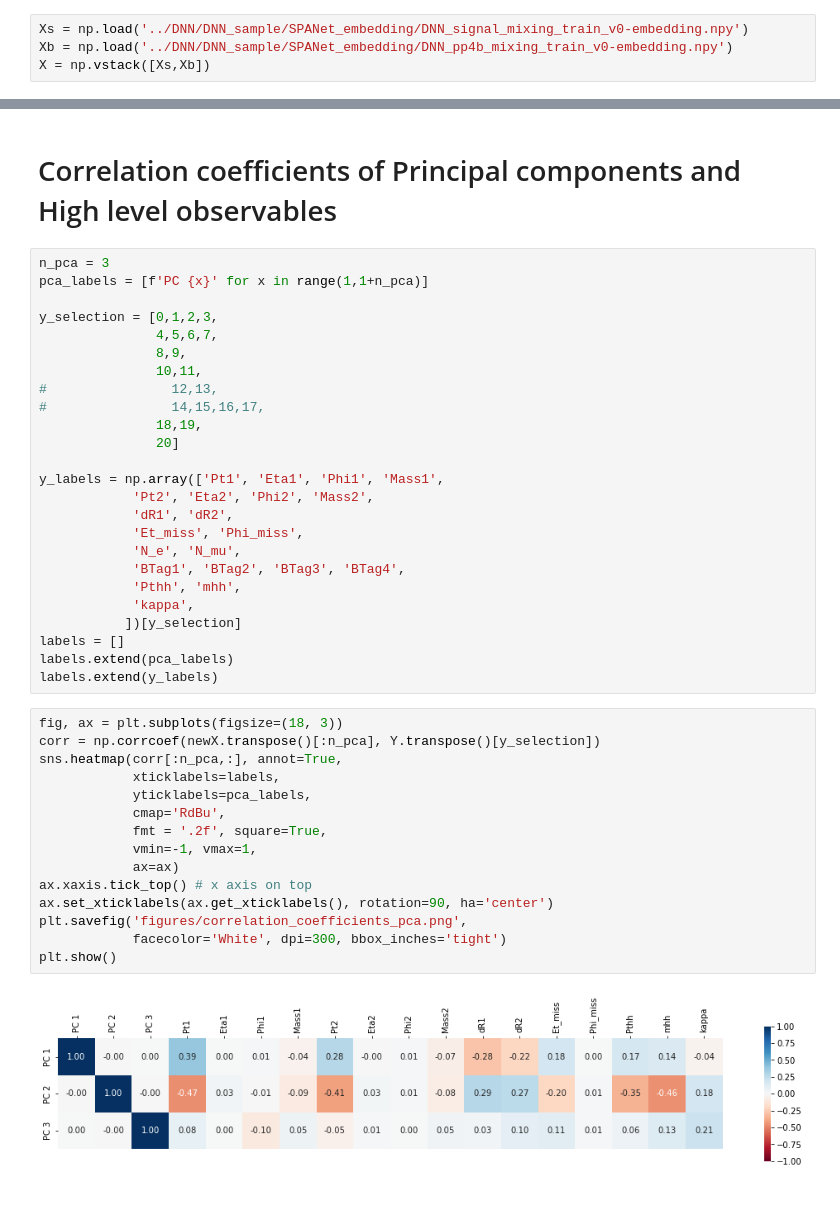
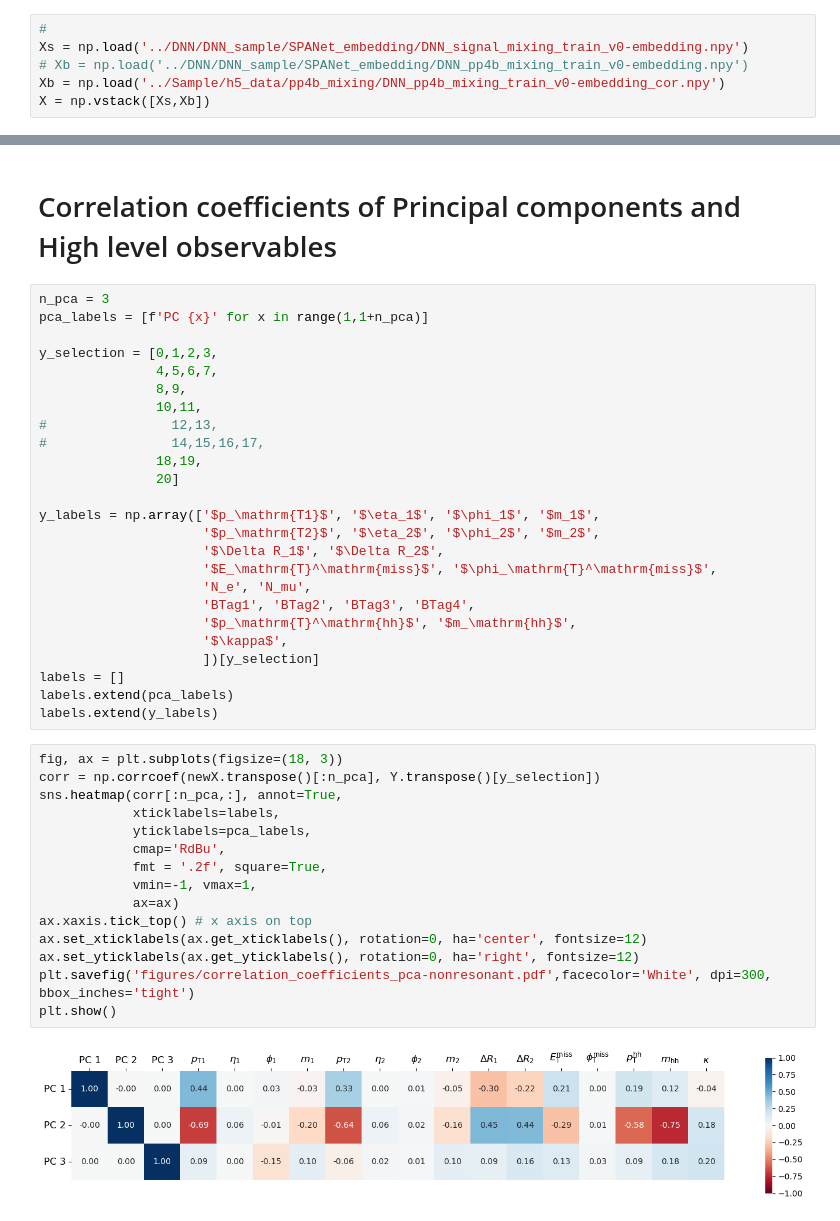
Before and after one commit to r10222035/3-4-Higgs-Collider-Study, a Jupyter notebook: Analysis/PCA.ipynb, the cells around one changed output, grey strips where cells are left out. Saved outputs shown, nothing was run; the diff lists cells and outputs as text.

```diff
--- a/Analysis/PCA.ipynb
+++ b/Analysis/PCA.ipynb
@@ -6,6 +128,8 @@ import seaborn as sns
 # %%
+#
 Xs = np.load('../DNN/DNN_sample/SPANet_embedding/DNN_signal_mixing_train_v0-embedding.npy')
-Xb = np.load('../DNN/DNN_sample/SPANet_embedding/DNN_pp4b_mixing_train_v0-embedding.npy')
+# Xb = np.load('../DNN/DNN_sample/SPANet_embedding/DNN_pp4b_mixing_train_v0-embedding.npy')
+Xb = np.load('../Sample/h5_data/pp4b_mixing/DNN_pp4b_mixing_train_v0-embedding_cor.npy')
 X = np.vstack([Xs,Xb])
 # %%
 Ys = np.load('../DNN/DNN_sample/DNN_signal_mixing_train_mix-class-SPANET2.npy')
@@ -60,34 +185,34 @@ y_selection = [0,1,2,3,
                18,19,
                20]
 
-y_labels = np.array(['Pt1', 'Eta1', 'Phi1', 'Mass1',
-            'Pt2', 'Eta2', 'Phi2', 'Mass2',
-            'dR1', 'dR2',
-            'Et_miss', 'Phi_miss',
-            'N_e', 'N_mu',
-            'BTag1', 'BTag2', 'BTag3', 'BTag4',
-            'Pthh', 'mhh',
-            'kappa',
-           ])[y_selection]
+y_labels = np.array(['$p_\mathrm{T1}$', '$\eta_1$', '$\phi_1$', '$m_1$',
+                     '$p_\mathrm{T2}$', '$\eta_2$', '$\phi_2$', '$m_2$',
+                     '$\Delta R_1$', '$\Delta R_2$',
+                     '$E_\mathrm{T}^\mathrm{miss}$', '$\phi_\mathrm{T}^\mathrm{miss}$',
+                     'N_e', 'N_mu',
+                     'BTag1', 'BTag2', 'BTag3', 'BTag4',
+                     '$p_\mathrm{T}^\mathrm{hh}$', '$m_\mathrm{hh}$',
+                     '$\kappa$',
+                     ])[y_selection]
 labels = []
 labels.extend(pca_labels)
 labels.extend(y_labels)
 # %%
 fig, ax = plt.subplots(figsize=(18, 3))
 corr = np.corrcoef(newX.transpose()[:n_pca], Y.transpose()[y_selection])
 sns.heatmap(corr[:n_pca,:], annot=True,
             xticklabels=labels,
             yticklabels=pca_labels,
             cmap='RdBu',
             fmt = '.2f', square=True,
             vmin=-1, vmax=1,
             ax=ax)
 ax.xaxis.tick_top() # x axis on top
-ax.set_xticklabels(ax.get_xticklabels(), rotation=90, ha='center')
-plt.savefig('figures/correlation_coefficients_pca.png',
-            facecolor='White', dpi=300, bbox_inches='tight')
+ax.set_xticklabels(ax.get_xticklabels(), rotation=0, ha='center', fontsize=12)
+ax.set_yticklabels(ax.get_yticklabels(), rotation=0, ha='right', fontsize=12)
+plt.savefig('figures/correlation_coefficients_pca-nonresonant.pdf',facecolor='White', dpi=300, bbox_inches='tight')
 plt.show()
 # %% [output]
-[figure, old version]
+[figure, new version]
 # %%
 fig, ax = plt.subplots(figsize=(18, 3))
```
Also changed, not shown: parts of 14 cells of this notebook, 12 other files.
